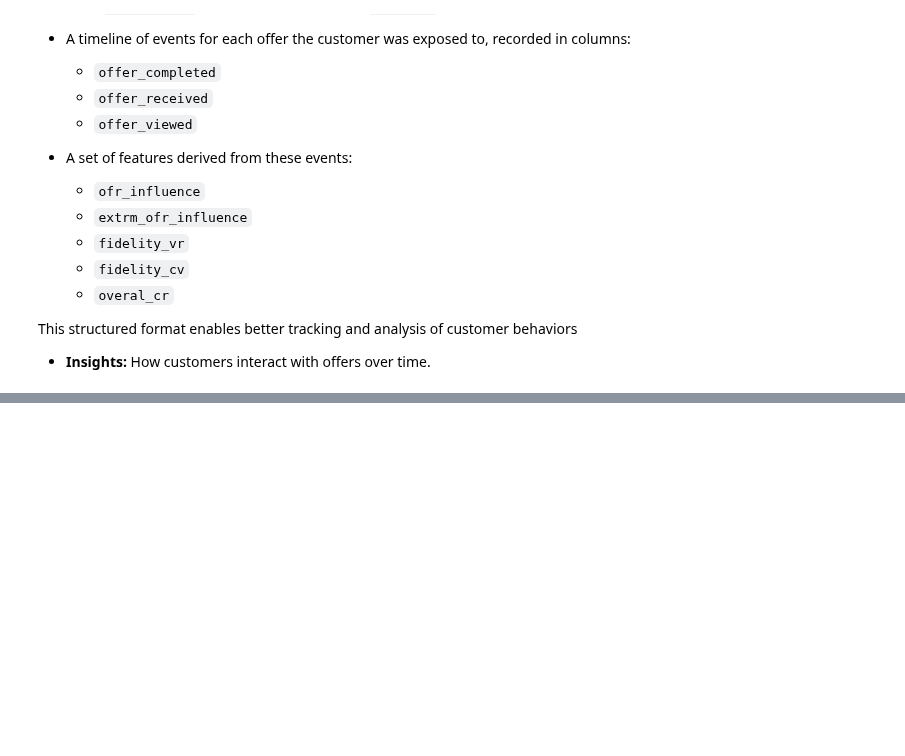
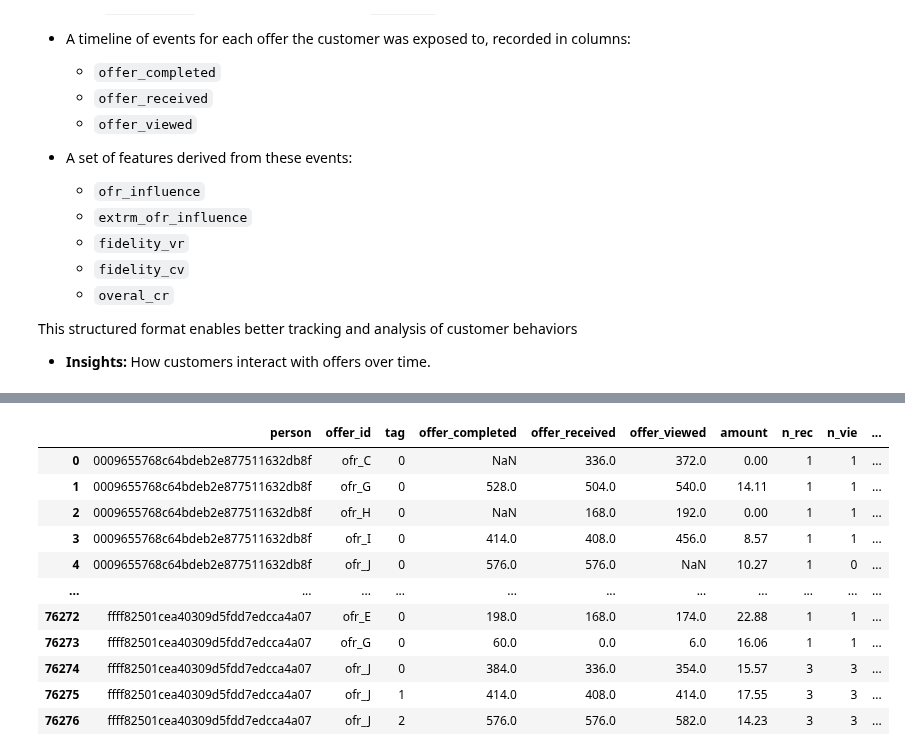
Before and after one commit to Niltonjuniorphd/Starbucks_project, a Jupyter notebook: Starbucks_Capstone_notebook.ipynb, the cells around one changed output, grey strips where cells are left out. Drawn from its saved outputs; the diff is of its cells as text; code cells hidden in the pictures; blank space fills up the shorter version.

Commit message:
working on curiosity index

```diff
--- a/Starbucks_Capstone_notebook.ipynb
+++ b/Starbucks_Capstone_notebook.ipynb
@@ -458,0 +285,90 @@ person_activity
+# %%
+transcript_b['tag'] = (
+    transcript_b.groupby(['person', 'event', 'offer_id'])
+    .cumcount()
+)
+
+
+person_activity = transcript_b[transcript_b['event'] != 'transaction'].pivot_table(
+    index=['person', 'offer_id', 'tag'],
+    columns='event',
+    values='time',
+    margins=False,
+    dropna=True,
+    #fill_value=0
+
+        ).reset_index()
+
+transactions = transcript_b[transcript_b['event'] == 'transaction'][['person', 'time', 'amount']]
+
+person_activity = pd.merge(
+    how='left',
+    left=person_activity,
+    right=transactions,
+    left_on=['person', 'offer_completed'],
+    right_on=['person', 'time'],
+).drop(columns=['time'])
+
+grouped1 = person_activity.groupby(['person', 'offer_id'])
+
+aggregations1 = grouped1.agg(
+    n_rec = ('offer_received', 'count'),
+    n_vie = ('offer_viewed', 'count'),
+    n_com = ('offer_completed', 'count'),
+
+)
+
+person_activity = pd.merge(
+    how='left',
+    left=person_activity,
+    right=aggregations1,
+    on=['person', 'offer_id']
+)
+
+
+grouped2 = transcript_b[transcript_b['event'] == 'transaction'].groupby(['person', 'offer_id'])
+
+aggregations2 = grouped2.agg(
+    n_tran = ('event', 'count'),
+    amt_mean = ('amount', 'mean')
+
+)
+
+person_activity['to_vr'] = person_activity['offer_viewed'] - person_activity['offer_received']
+person_activity['to_cv'] = person_activity['offer_completed'] - person_activity['offer_viewed']
+#person_activity['to_vie'] = 714 - person_activity['offer_viewed']
+
+person_activity['curiosity_vr'] = (1 - person_activity['to_vr'] / (person_activity['offer_received'] + person_activity['to_vr'] + person_activity['to_cv']))
+person_activity['eagerness_cv'] = person_activity['offer_completed'] / person_activity['offer_viewed']
+person_activity['overall_cr'] = person_activity['offer_completed'] / person_activity['offer_received']
+
+person_activity['ofr_influence'] = person_activity['offer_completed'] >= person_activity['offer_viewed']
+person_activity['extrm_ofr_influence'] = person_activity['offer_completed'] == person_activity['offer_viewed']
+
+
+person_activity = pd.merge(
+    how='left',
+    left=person_activity,
+    right=aggregations2,
+    on=['person']
+)
+
+
+person_activity.loc[:,'amount'] = person_activity.loc[:,'amount'].fillna(0)
+
+person_activity = person_activity.round(2)
+
+person_activity
+# %% [output]
+|  | person | offer_id | tag | offer_completed | offer_received | offer_viewed | amount | n_rec | n_vie | ... |
+| 0 | 0009655768c64bdeb2e877511632db8f | ofr_C | 0 | NaN | 336.0 | 372.0 | 0.00 | 1 | 1 | ... |
+| 1 | 0009655768c64bdeb2e877511632db8f | ofr_G | 0 | 528.0 | 504.0 | 540.0 | 14.11 | 1 | 1 | ... |
+| 2 | 0009655768c64bdeb2e877511632db8f | ofr_H | 0 | NaN | 168.0 | 192.0 | 0.00 | 1 | 1 | ... |
+| 3 | 0009655768c64bdeb2e877511632db8f | ofr_I | 0 | 414.0 | 408.0 | 456.0 | 8.57 | 1 | 1 | ... |
+| 4 | 0009655768c64bdeb2e877511632db8f | ofr_J | 0 | 576.0 | 576.0 | NaN | 10.27 | 1 | 0 | ... |
+| ... | ... | ... | ... | ... | ... | ... | ... | ... | ... | ... |
+| 76272 | ffff82501cea40309d5fdd7edcca4a07 | ofr_E | 0 | 198.0 | 168.0 | 174.0 | 22.88 | 1 | 1 | ... |
+| 76273 | ffff82501cea40309d5fdd7edcca4a07 | ofr_G | 0 | 60.0 | 0.0 | 6.0 | 16.06 | 1 | 1 | ... |
+| 76274 | ffff82501cea40309d5fdd7edcca4a07 | ofr_J | 0 | 384.0 | 336.0 | 354.0 | 15.57 | 3 | 3 | ... |
+| 76275 | ffff82501cea40309d5fdd7edcca4a07 | ofr_J | 1 | 414.0 | 408.0 | 414.0 | 17.55 | 3 | 3 | ... |
+| 76276 | ffff82501cea40309d5fdd7edcca4a07 | ofr_J | 2 | 576.0 | 576.0 | 582.0 | 14.23 | 3 | 3 | ... |
```
Also changed, not shown: parts of 36 cells of this notebook.
